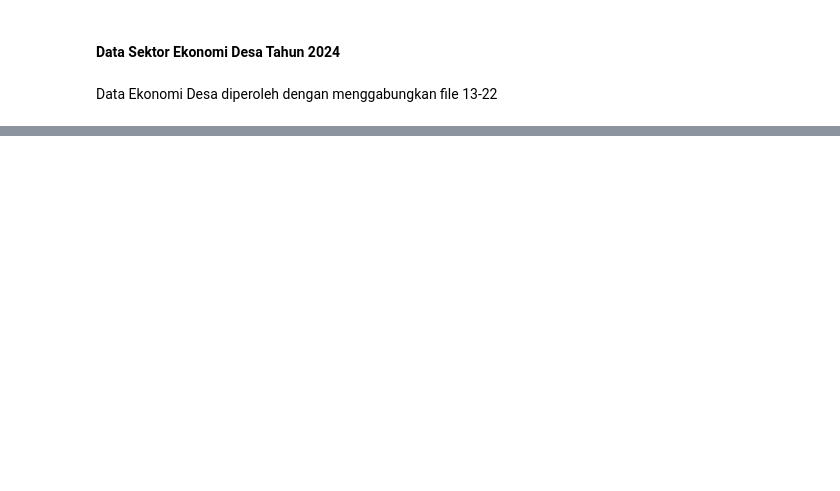
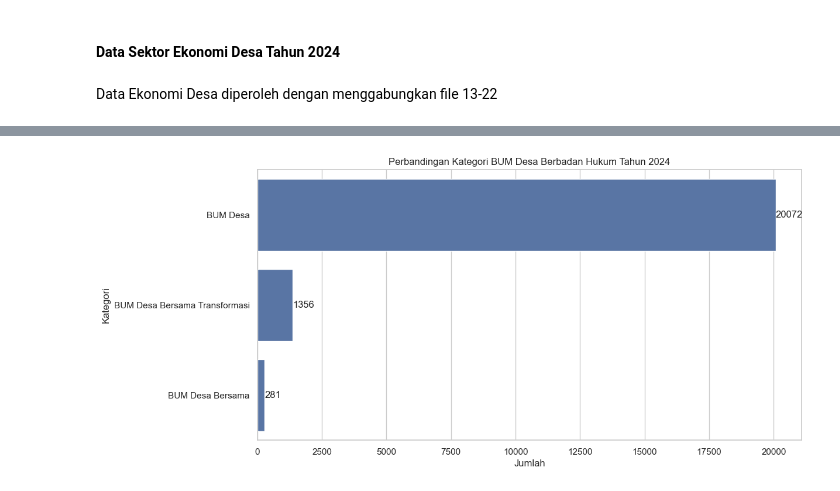
Before and after one commit to naufaldahafizh/potensi-desa-2024, a Jupyter notebook: tahap_2-analisis_potensi_desa_2024.ipynb, the cells around one changed output, grey strips where cells are left out. Cells and saved outputs as stored; diff of their text form; code cells hidden in the pictures; blank space fills up the shorter version.

```diff
--- a/tahap_2-analisis_potensi_desa_2024.ipynb
+++ b/tahap_2-analisis_potensi_desa_2024.ipynb
@@ -504,0 +671,21 @@ df_22 = dataframes['22_Jumlah Desa Status Kemajuan-processed'].copy()
+# %%
+# Visualisasi Tipe BUM Desa Berbadan Hukum
+df_hukum = df_16['Kategori'].value_counts()
+plt.figure(figsize=(12,6))
+ax = sns.barplot(x=df_hukum.values, y=df_hukum.index)
+for p in ax.patches:
+    width = p.get_width()
+    # Tempatkan teks di atas bar
+    ax.text(
+        y=p.get_y() + p.get_height() / 2,
+        x=width + 3,
+        s=f'{width:.0f}',
+        ha='left',
+        va='center'
+    )
+plt.title('Perbandingan Kategori BUM Desa Berbadan Hukum Tahun 2024')
+plt.xlabel('Jumlah')
+plt.ylabel('Kategori')
+plt.show()
+# %% [output]
+[figure, added]
```
Also changed, not shown: parts of 27 cells of this notebook, 3 other files.
